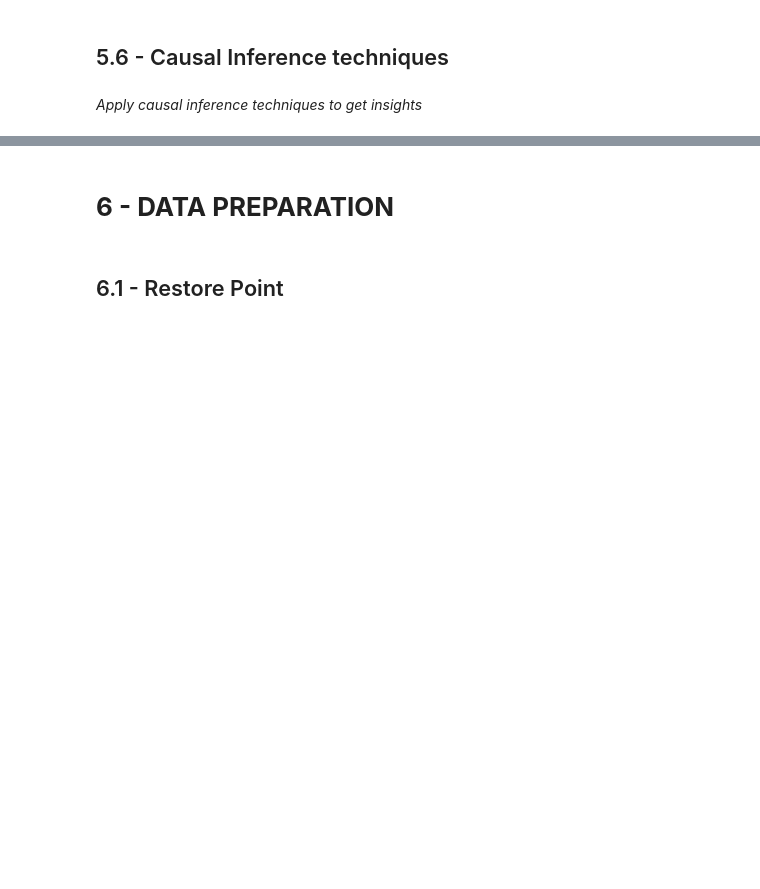
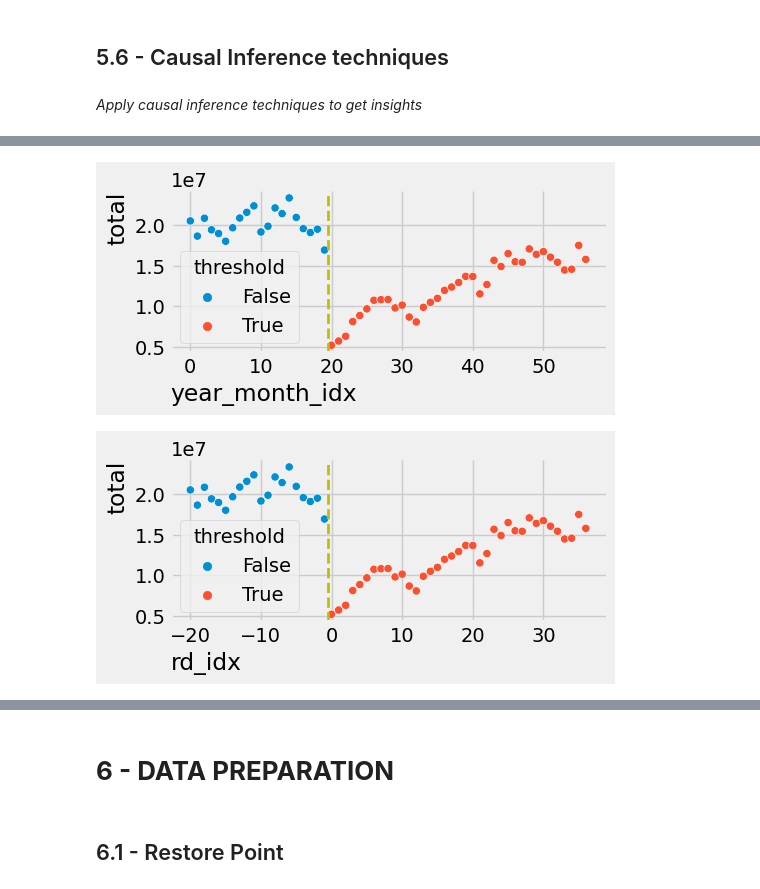
Before and after one commit to OmdenaAI/sao-paulo-chapter-passenger-demand, a Jupyter notebook: src/tasks/task_3_model_training_validation/ds_gustavo_cunha/0.0_gustavo-cunha_first_iteration.ipynb, the cells around one changed output, grey strips where cells are left out. Drawn from its saved outputs; the diff is of its cells as text; code cells hidden in the pictures; blank space fills up the shorter version.

```diff
--- a/src/tasks/task_3_model_training_validation/ds_gustavo_cunha/0.0_gustavo-cunha_first_iteration.ipynb
+++ b/src/tasks/task_3_model_training_validation/ds_gustavo_cunha/0.0_gustavo-cunha_first_iteration.ipynb
@@ -742,0 +778,18 @@ plt.yticks( rotation = 0 );
+# %%
+# create a new column where discontinuity is on index 0
+df_causal_agg["rd_idx"] = df_causal_agg["year_month_idx"] - 20
+# create a new column to indicate if after discountinuity
+df_causal_agg["threshold"] = df_causal_agg["rd_idx"] >= 0
+
+# inpect visualy
+plt.figure(figsize=(5, 2))
+sns.scatterplot(data=df_causal_agg, x="year_month_idx", y="total", hue="threshold")
+plt.axvline(19.5, color="y", linestyle="--", linewidth=2)
+plt.show()
+plt.figure(figsize=(5, 2))
+sns.scatterplot(data=df_causal_agg, x="rd_idx", y="total", hue="threshold")
+plt.axvline(-0.5, color="y", linestyle="--", linewidth=2)
+plt.show()
+# %% [output]
+[figure, added]
+[figure, added]
```
Also changed, not shown: parts of 17 cells of this notebook.
